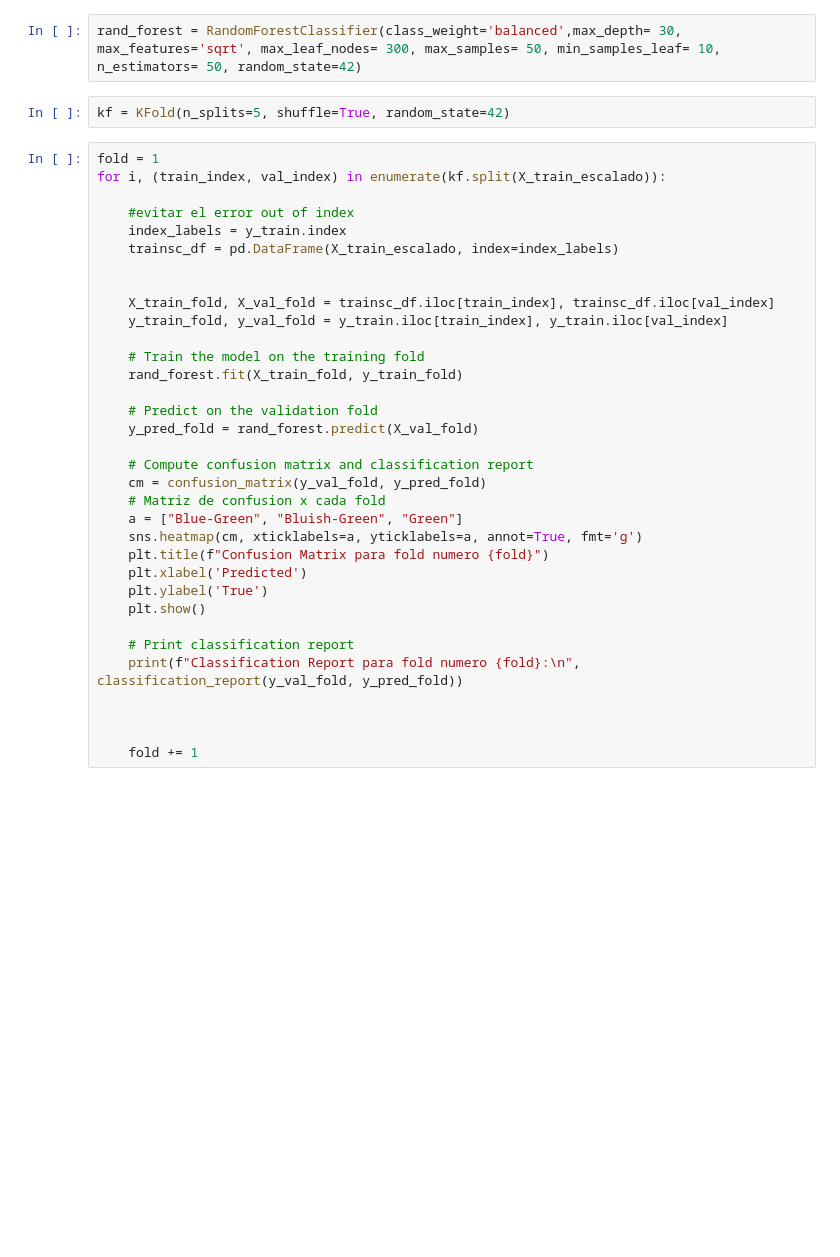
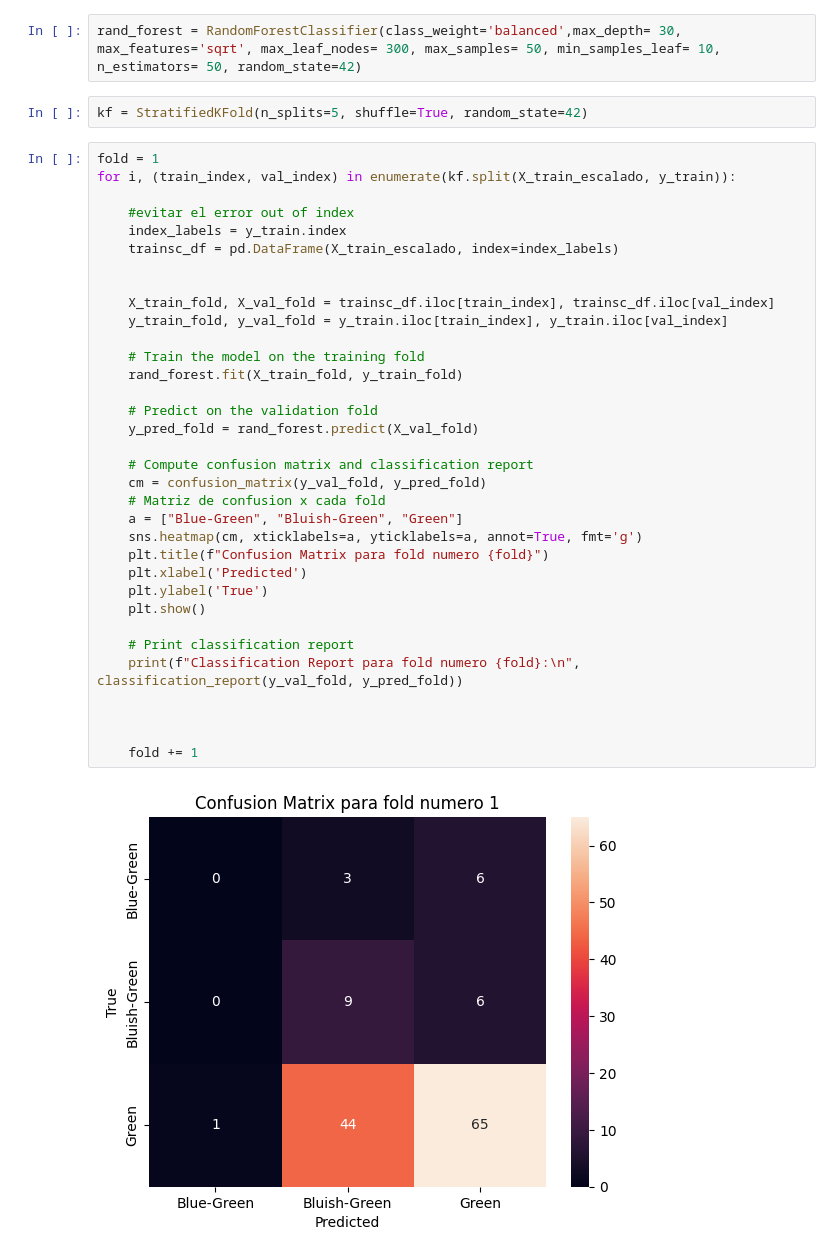
Before and after one commit to Nameless-86/DataMining2, a Jupyter notebook: cafe.ipynb, the cells around one changed output. Drawn from its saved outputs; the diff is of its cells as text; blank space fills up the shorter version.

```diff
--- a/cafe.ipynb
+++ b/cafe.ipynb
@@ -349,38 +619,40 @@ Mejores hiperparámetros: {'class_weight': 'balanced', 'max_depth': 30, 'max_fea
 # %%
 rand_forest = RandomForestClassifier(class_weight='balanced',max_depth= 30, max_features='sqrt', max_leaf_nodes= 300, max_samples= 50, min_samples_leaf= 10, n_estimators= 50, random_state=42)
 # %%
-kf = KFold(n_splits=5, shuffle=True, random_state=42)
+kf = StratifiedKFold(n_splits=5, shuffle=True, random_state=42)
 # %%
 fold = 1
-for i, (train_index, val_index) in enumerate(kf.split(X_train_escalado)):
+for i, (train_index, val_index) in enumerate(kf.split(X_train_escalado, y_train)):
 
     #evitar el error out of index
     index_labels = y_train.index
     trainsc_df = pd.DataFrame(X_train_escalado, index=index_labels)
 
 
     X_train_fold, X_val_fold = trainsc_df.iloc[train_index], trainsc_df.iloc[val_index]
     y_train_fold, y_val_fold = y_train.iloc[train_index], y_train.iloc[val_index]
 
     # Train the model on the training fold
     rand_forest.fit(X_train_fold, y_train_fold)
 
     # Predict on the validation fold
     y_pred_fold = rand_forest.predict(X_val_fold)
 
     # Compute confusion matrix and classification report
     cm = confusion_matrix(y_val_fold, y_pred_fold)
     # Matriz de confusion x cada fold
     a = ["Blue-Green", "Bluish-Green", "Green"]
     sns.heatmap(cm, xticklabels=a, yticklabels=a, annot=True, fmt='g')
     plt.title(f"Confusion Matrix para fold numero {fold}")
     plt.xlabel('Predicted')
     plt.ylabel('True')
     plt.show()
 
     # Print classification report
     print(f"Classification Report para fold numero {fold}:\n", classification_report(y_val_fold, y_pred_fold))
 
 
 
     fold += 1
+# %% [output]
+[figure, added]
```
Also changed, not shown: parts of 112 cells of this notebook, 1 other file.
